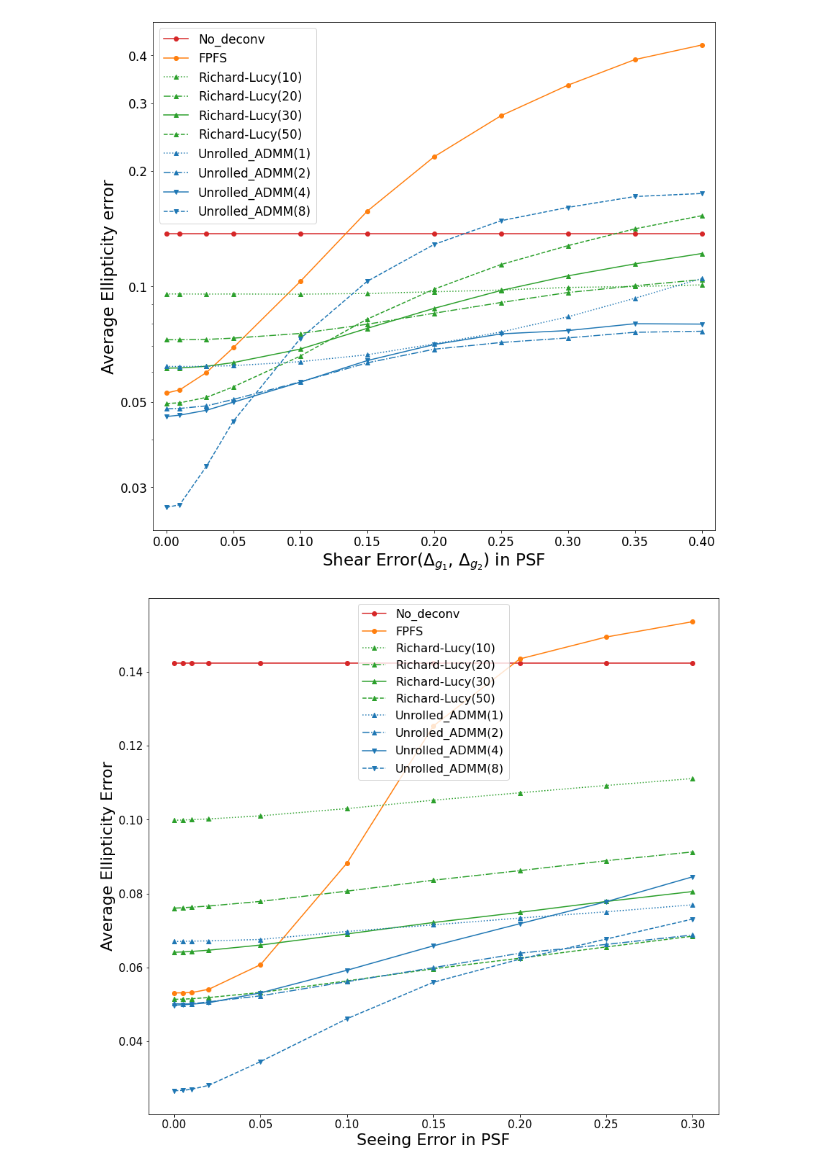
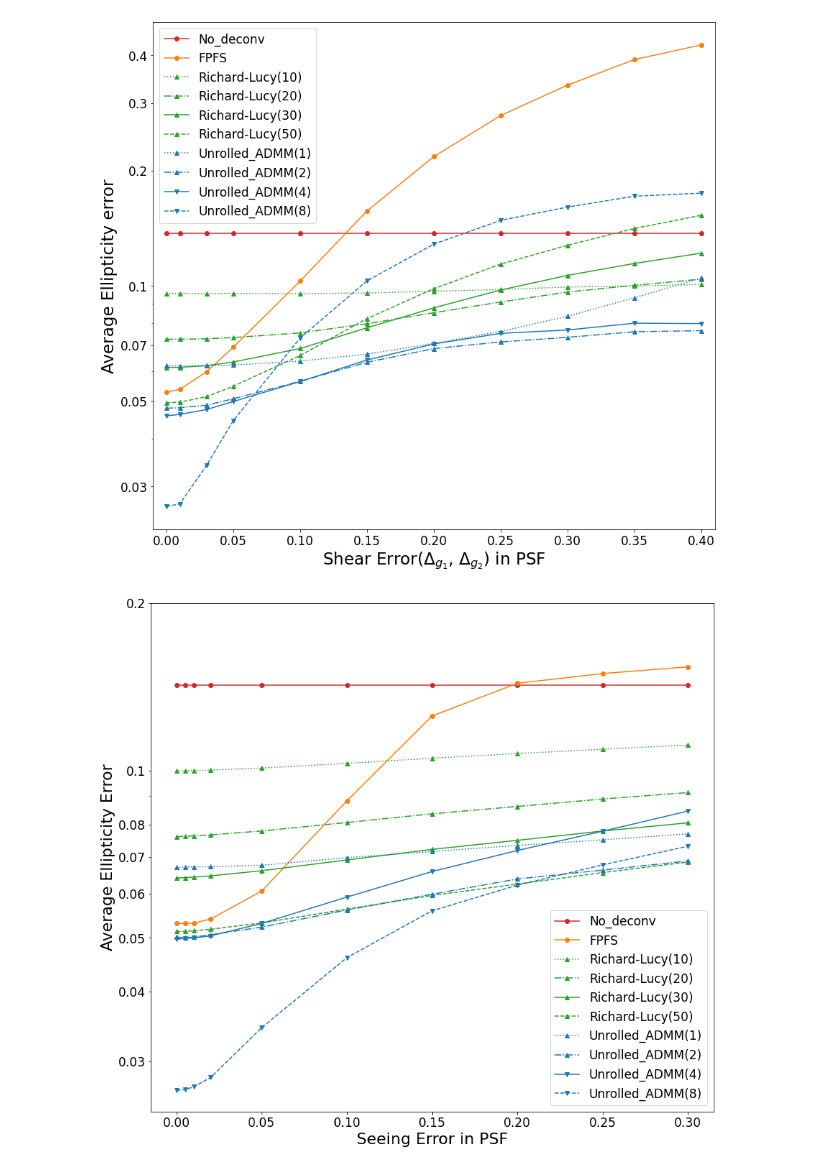
Before and after one commit to Lukeli0425/Galaxy-Deconv, a Jupyter notebook: psf_error.ipynb, the cells around one changed output. Drawn from its saved outputs; the diff is of its cells as text; code cells hidden in the pictures.

Commit message:
update plots

```diff
--- a/psf_error.ipynb
+++ b/psf_error.ipynb
@@ -40,8 +40,8 @@ ax1.set_xlim([-0.01, 0.41])
 ax1.set_xlabel('Shear Error($\Delta_{g_1}$, $\Delta_{g_2}$) in PSF', fontsize=23)
 
 ax1.set_yscale('log')
-ax1.set_yticks([0.03,0.05,0.1,0.2,0.3,0.4])
-ax1.set_yticklabels(['0.03','0.05','0.1','0.2','0.3','0.4'])
+ax1.set_yticks([0.03,0.05,0.07,0.1,0.2,0.3,0.4])
+ax1.set_yticklabels(['0.03','0.05','0.07','0.1','0.2','0.3','0.4'])
 ax1.set_ylabel('Average Ellipticity error', fontsize=23)
 
 plt.legend(fontsize=17)
@@ -49,35 +49,38 @@ plt.tick_params(labelsize=17)
 plt.savefig(os.path.join('figures', 'psf_shear_err.jpg'), bbox_inches='tight')
 plt.show()
 # %% [output]
-[figure, old version]
+[figure, new version]
 # %%
 fig, ax1 = plt.subplots(figsize=(14,13))
 
 for method in methods:
     result_path = os.path.join('results', method)
     results_file = os.path.join(result_path, 'results_psf_seeing_err.json')
     with open(results_file, 'r') as f:
         results = json.load(f)
     if method == 'No_deconv':
         gt_shear = np.array(results['0']['gt_shear'])
 
     g_errs, g_stds = [], []
     for seeing_err in seeing_errs:
         rec_err = np.abs(np.array(results[str(seeing_err)]['rec_shear']) - gt_shear)
         g_errs.append(np.mean(rec_err[:,2]))
         g_stds.append(np.std(rec_err[:,2]))
 
     color = 'tab:blue' if 'ADMM' in method else ('tab:green' if 'Richard-Lucy' in method else ('tab:orange' if method=='FPFS' else 'tab:red'))
     plt.plot(seeing_errs, g_errs, methods[method], label=method, color=color)
 
 # ax1.set_xlim([0, 0.01])
 ax1.set_xlabel('Seeing Error in PSF', fontsize=22)
 
+ax1.set_yscale('log')
+ax1.set_yticks([0.03,0.04,0.05,0.06,0.07,0.08,0.1,0.2])
+ax1.set_yticklabels(['0.03','0.04','0.05','0.06','0.07','0.08','0.1','0.2'])
 ax1.set_ylabel('Average Ellipticity Error', fontsize=22)
 
-plt.legend(fontsize=16)
-plt.tick_params(labelsize=15)
+plt.legend(fontsize=17)
+plt.tick_params(labelsize=17)
 plt.savefig(os.path.join('figures', 'psf_seeing_err.jpg'), bbox_inches='tight')
 plt.show()
 # %% [output]
-[figure, old version]
+[figure, new version]
```
Also changed, not shown: 3 other files.
